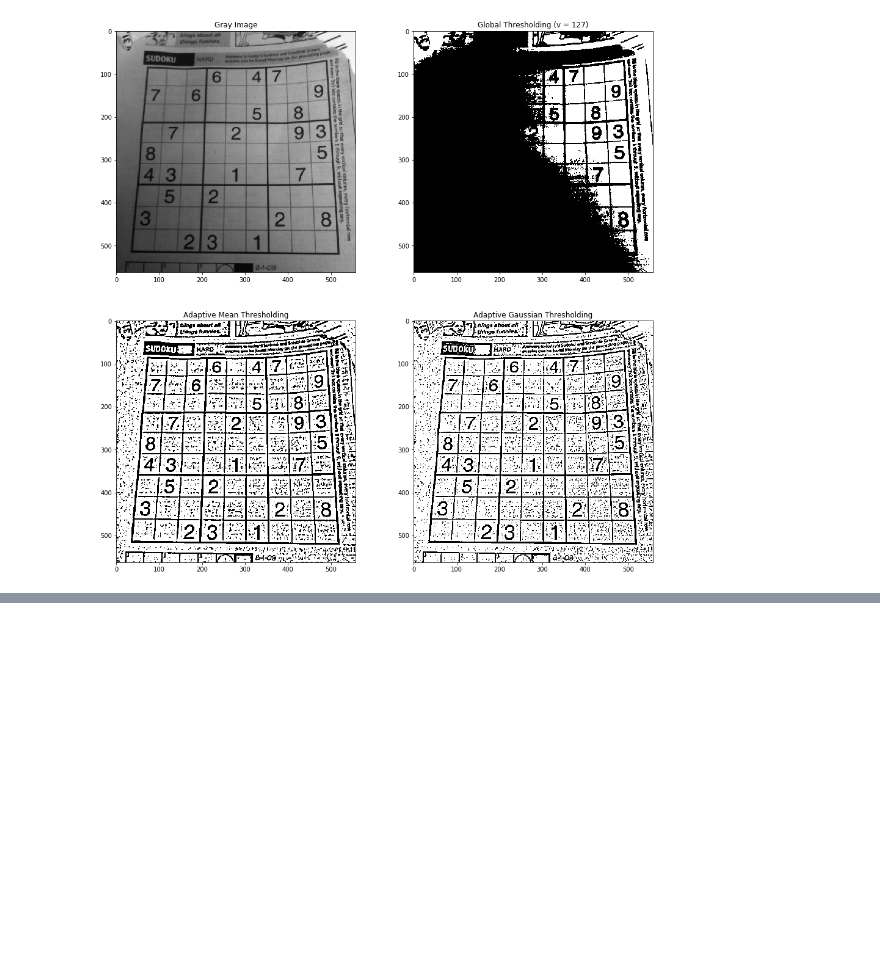
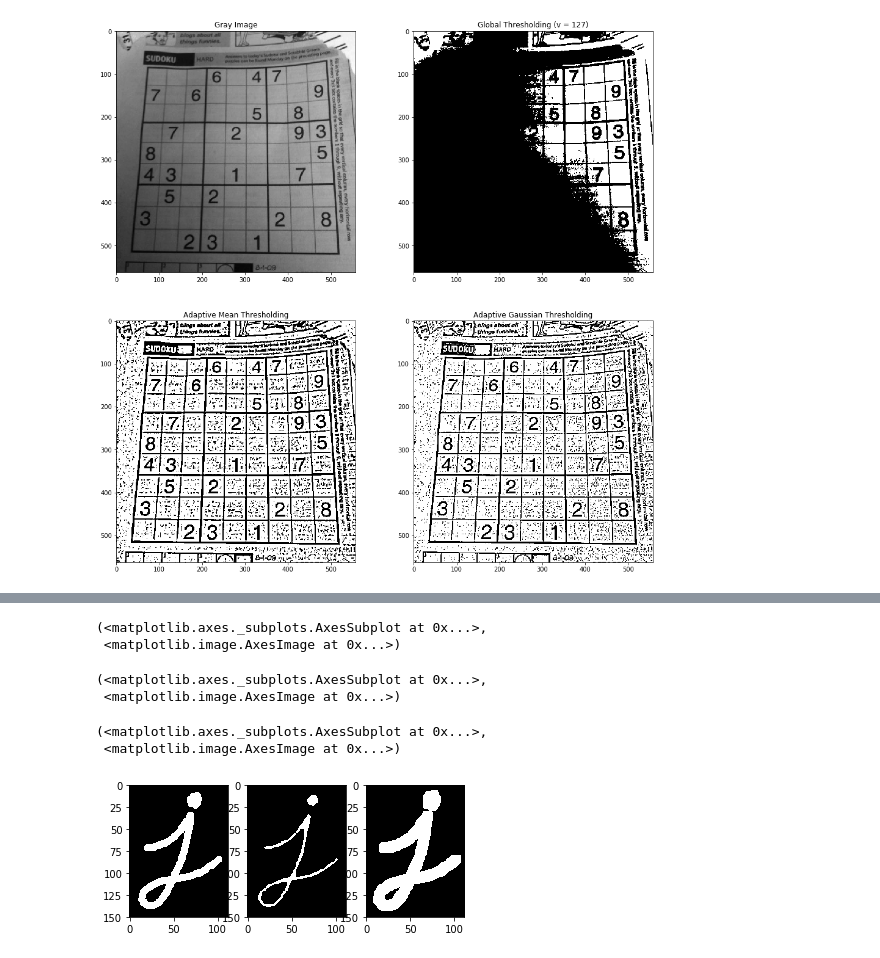
Before and after one commit to longfengpili/Data-Analysis-and-Data-Operation-with-python, a Jupyter notebook: chapter3数据预处理.ipynb, the cells around one changed output, grey strips where cells are left out. Drawn from its saved outputs; the diff is of its cells as text; code cells hidden in the pictures; blank space fills up the shorter version.

```diff
--- a/chapter3数据预处理.ipynb
+++ b/chapter3数据预处理.ipynb
@@ -1012,0 +1051,18 @@ Text(0.5,1,'Adaptive Gaussian Thresholding')
+# %%
+# 形态学处理
+img2 = cv2.imread('./datacode_for_book/chapter3/j.png', 0)  # 以灰度模式读取图像
+kernel = np.ones((5, 5), np.uint8)  # 设置形态学处理内核大小
+erosion = cv2.erode(img2, kernel, iterations=1)  # 腐蚀
+dilation = cv2.dilate(img2, kernel, iterations=1)  # 膨胀
+plt.subplot(1, 3, 1), plt.imshow(img2, 'gray')  # 设置子网格1图像
+plt.subplot(1, 3, 2), plt.imshow(erosion, 'gray')  # 设置子网格2图像
+plt.subplot(1, 3, 3), plt.imshow(dilation, 'gray')  # 设置子网格3图像
+plt.show()  # 展示全部图像
+# %% [output]
+(<matplotlib.axes._subplots.AxesSubplot at 0x...>,
+ <matplotlib.image.AxesImage at 0x...>)
+(<matplotlib.axes._subplots.AxesSubplot at 0x...>,
+ <matplotlib.image.AxesImage at 0x...>)
+(<matplotlib.axes._subplots.AxesSubplot at 0x...>,
+ <matplotlib.image.AxesImage at 0x...>)
+[figure, added]
```
Also changed, not shown: parts of 3 cells of this notebook, 1 other file.
